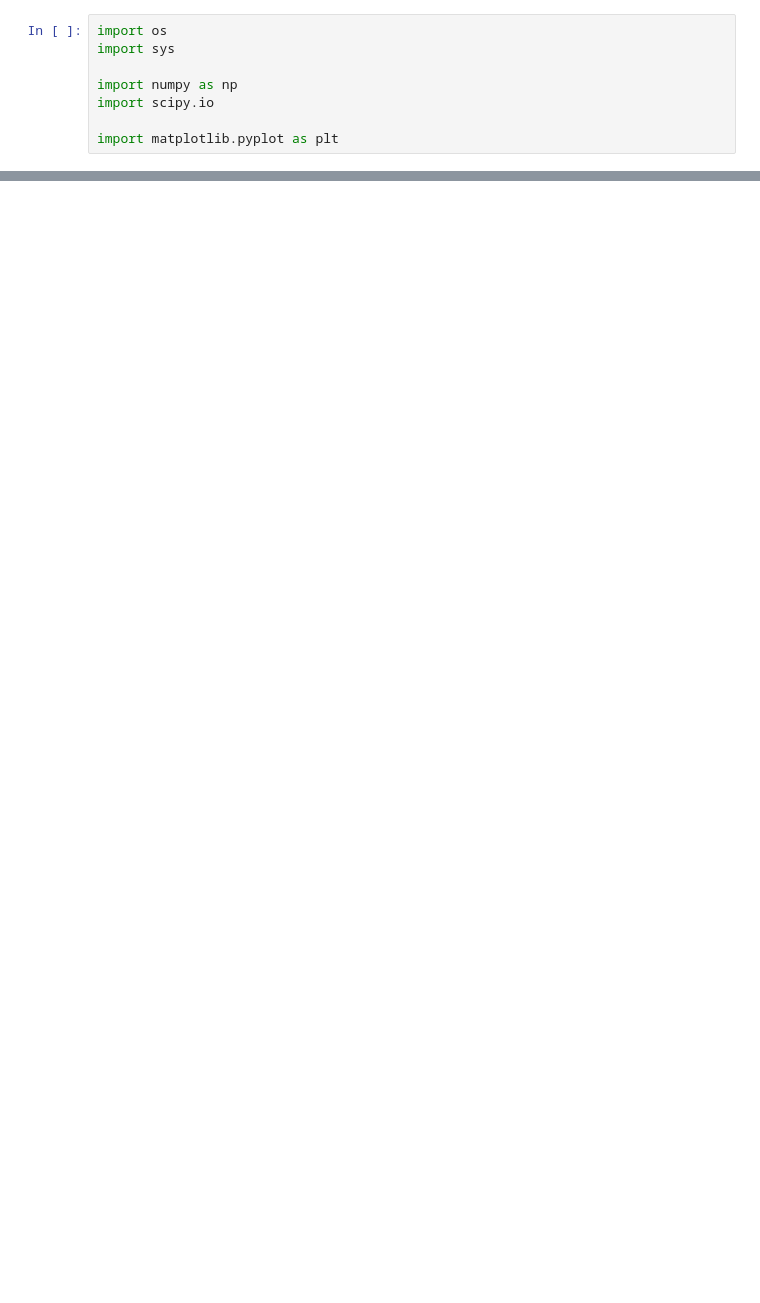
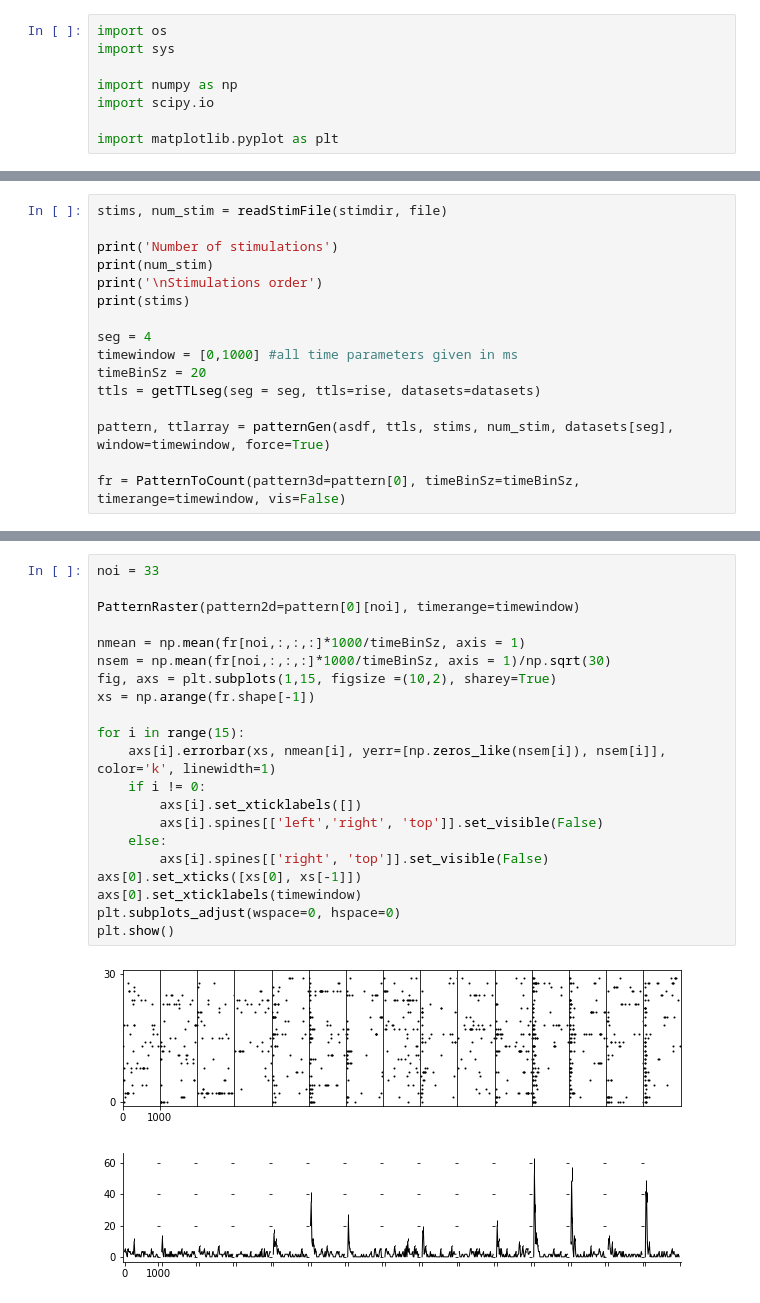
Before and after one commit to feldheimlab/auditoryAnalysis, a Jupyter notebook: stimfileRead.ipynb, the cells around one changed output, grey strips where cells are left out. Drawn from its saved outputs; the diff is of its cells as text; blank space fills up the shorter version.

Commit message:
fixed stimread file functions. Have working pattern creation

```diff
--- a/stimfileRead.ipynb
+++ b/stimfileRead.ipynb
@@ -411,0 +318,16 @@ PatternRaster(pattern2d=pattern[0][4])
+# %%
+stims, num_stim = readStimFile(stimdir, file)
+
+print('Number of stimulations')
+print(num_stim)
+print('\nStimulations order')
+print(stims)
+
+seg = 4
+timewindow = [0,1000] #all time parameters given in ms
+timeBinSz = 20
+ttls = getTTLseg(seg = seg, ttls=rise, datasets=datasets)
+
+pattern, ttlarray = patternGen(asdf, ttls, stims, num_stim, datasets[seg],  window=timewindow, force=True)
+
+fr = PatternToCount(pattern3d=pattern[0], timeBinSz=timeBinSz, timerange=timewindow, vis=False)
@@ -411,0 +352,24 @@ PatternRaster(pattern2d=pattern[0][4])
+# %%
+noi = 33
+
+PatternRaster(pattern2d=pattern[0][noi], timerange=timewindow)
+
+nmean = np.mean(fr[noi,:,:,:]*1000/timeBinSz, axis = 1)
+nsem = np.mean(fr[noi,:,:,:]*1000/timeBinSz, axis = 1)/np.sqrt(30)
+fig, axs = plt.subplots(1,15, figsize =(10,2), sharey=True)
+xs = np.arange(fr.shape[-1])
+
+for i in range(15):
+    axs[i].errorbar(xs, nmean[i], yerr=[np.zeros_like(nsem[i]), nsem[i]], color='k', linewidth=1)
+    if i != 0:
+        axs[i].set_xticklabels([])
+        axs[i].spines[['left','right', 'top']].set_visible(False)
+    else:
+        axs[i].spines[['right', 'top']].set_visible(False)
+axs[0].set_xticks([xs[0], xs[-1]])
+axs[0].set_xticklabels(timewindow)
+plt.subplots_adjust(wspace=0, hspace=0)
+plt.show()
+# %% [output]
+[figure, added]
+[figure, added]
```
Also changed, not shown: parts of 13 cells of this notebook, 2 other files.
